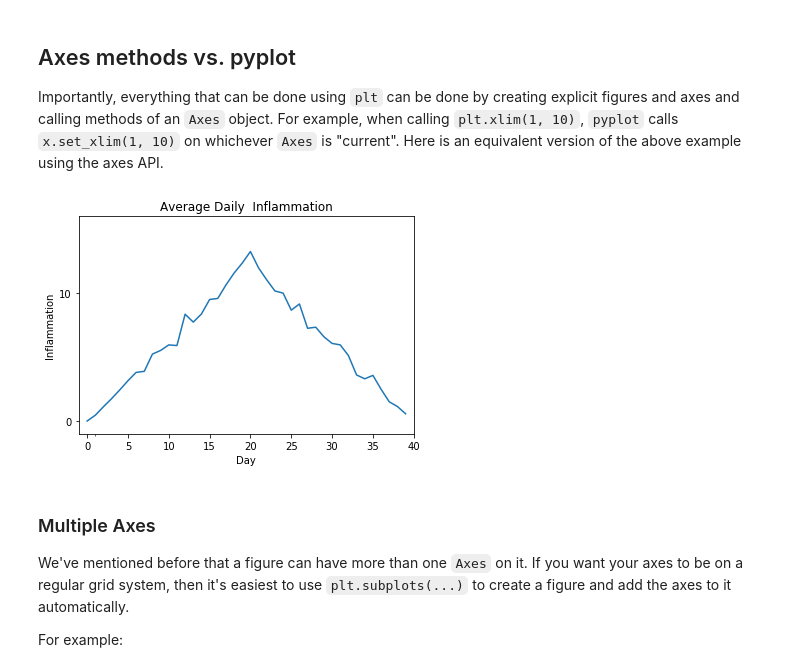
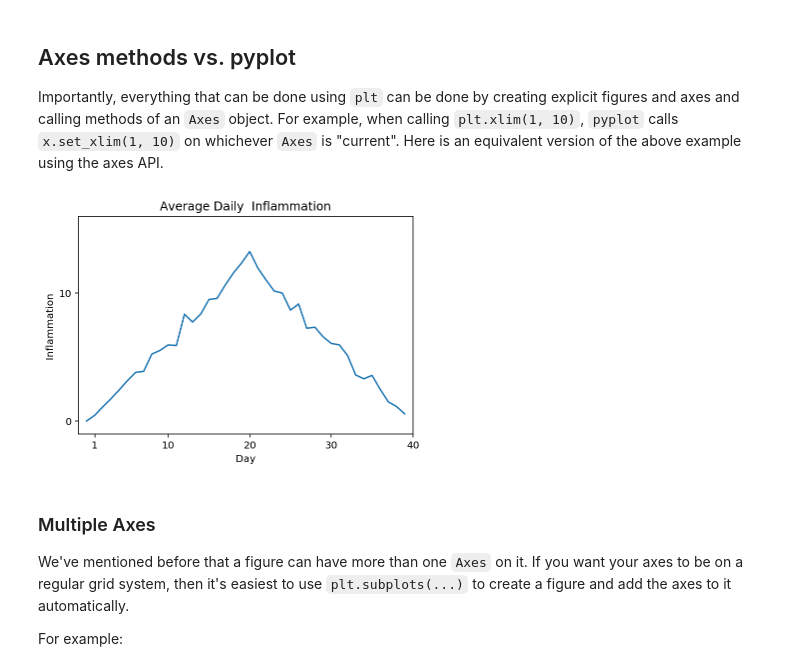
Before and after one commit to yoavram/DataSciPy, a Jupyter notebook: sessions/matplotlib.ipynb, the cells around one changed output. Saved outputs shown, nothing was run; the diff lists cells and outputs as text; code cells hidden in the pictures.

```diff
--- a/sessions/matplotlib.ipynb
+++ b/sessions/matplotlib.ipynb
@@ -148,15 +147,15 @@ For example, when calling `plt.xlim(1, 10)`, `pyplot` calls `x.set_xlim(1, 10)`
 # %%
 fig, ax = plt.subplots()
 ax.plot(avg_inflammation)
 ax.set_xlabel('Day')
 ax.set_ylabel('Inflammation')
 ax.set_title('Average Daily  Inflammation')
-ax.set_xticks([1, 10, 20, 30, 40], [1, 10, 20, 30, 40])
+ax.set_xticks([1, 10, 20, 30, 40])
 ax.set_yticks([0, 10, 20])
 ax.set_ylim(-1, 16)
 ax.set_xlim(-1, 40);
 # %% [output]
-[figure, old version]
+[figure, new version]
 # %% [markdown]
 ### Multiple Axes
 
```
Also changed, not shown: parts of 4 cells of this notebook.
